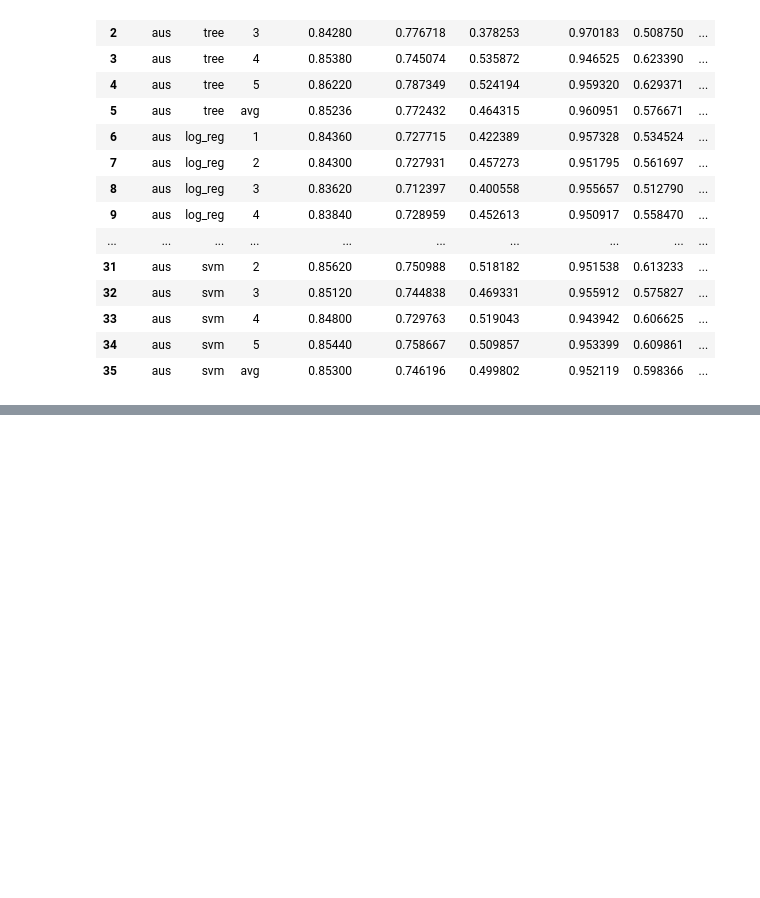
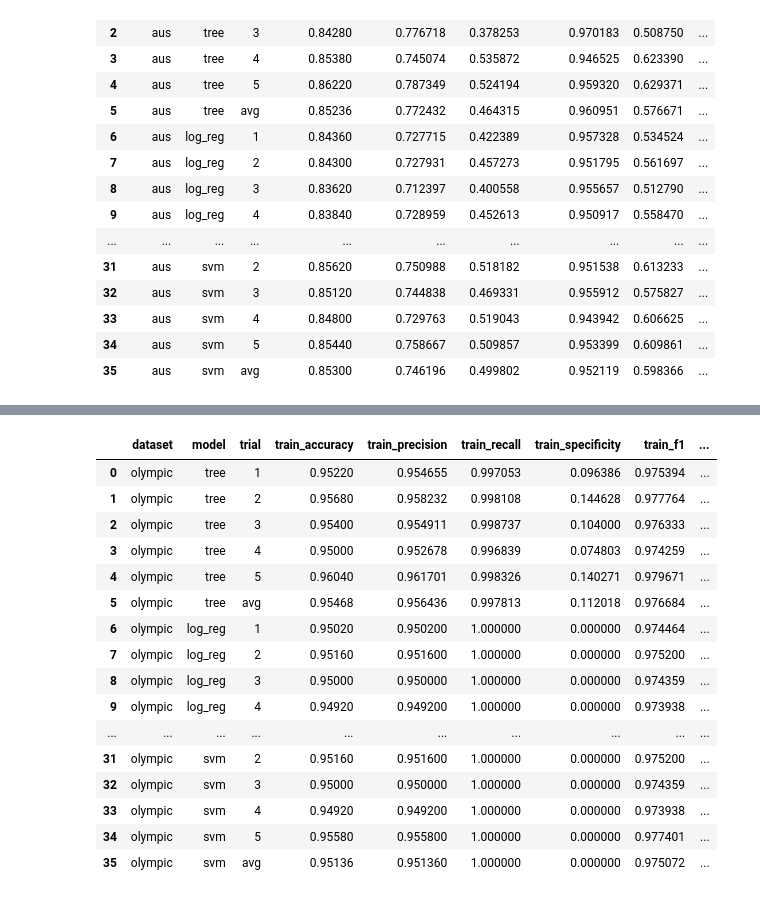
Before and after one commit to Yunchun/Supervised-ML-Comparisons, a Jupyter notebook: Duy.ipynb, the cells around one changed output, grey strips where cells are left out. Cells and saved outputs as stored; diff of their text form; code cells hidden in the pictures; blank space fills up the shorter version.

```diff
--- a/Duy.ipynb
+++ b/Duy.ipynb
@@ -817,3 +1146,24 @@ pd.read_csv('results/aus_results.csv')
+# %%
+# display performance
+pd.read_csv('results/olympic_results.csv')
+# %% [output]
+|  | dataset | model | trial | train_accuracy | train_precision | train_recall | train_specificity | train_f1 | ... |
+| 0 | olympic | tree | 1 | 0.95220 | 0.954655 | 0.997053 | 0.096386 | 0.975394 | ... |
+| 1 | olympic | tree | 2 | 0.95680 | 0.958232 | 0.998108 | 0.144628 | 0.977764 | ... |
+| 2 | olympic | tree | 3 | 0.95400 | 0.954911 | 0.998737 | 0.104000 | 0.976333 | ... |
+| 3 | olympic | tree | 4 | 0.95000 | 0.952678 | 0.996839 | 0.074803 | 0.974259 | ... |
+| 4 | olympic | tree | 5 | 0.96040 | 0.961701 | 0.998326 | 0.140271 | 0.979671 | ... |
+| 5 | olympic | tree | avg | 0.95468 | 0.956436 | 0.997813 | 0.112018 | 0.976684 | ... |
+| 6 | olympic | log_reg | 1 | 0.95020 | 0.950200 | 1.000000 | 0.000000 | 0.974464 | ... |
+| 7 | olympic | log_reg | 2 | 0.95160 | 0.951600 | 1.000000 | 0.000000 | 0.975200 | ... |
+| 8 | olympic | log_reg | 3 | 0.95000 | 0.950000 | 1.000000 | 0.000000 | 0.974359 | ... |
+| 9 | olympic | log_reg | 4 | 0.94920 | 0.949200 | 1.000000 | 0.000000 | 0.973938 | ... |
+| ... | ... | ... | ... | ... | ... | ... | ... | ... | ... |
+| 31 | olympic | svm | 2 | 0.95160 | 0.951600 | 1.000000 | 0.000000 | 0.975200 | ... |
+| 32 | olympic | svm | 3 | 0.95000 | 0.950000 | 1.000000 | 0.000000 | 0.974359 | ... |
+| 33 | olympic | svm | 4 | 0.94920 | 0.949200 | 1.000000 | 0.000000 | 0.973938 | ... |
+| 34 | olympic | svm | 5 | 0.95580 | 0.955800 | 1.000000 | 0.000000 | 0.977401 | ... |
+| 35 | olympic | svm | avg | 0.95136 | 0.951360 | 1.000000 | 0.000000 | 0.975072 | ... |
 # %%
 # combine datasets
 # %%
```
Also changed, not shown: parts of 28 cells of this notebook.
